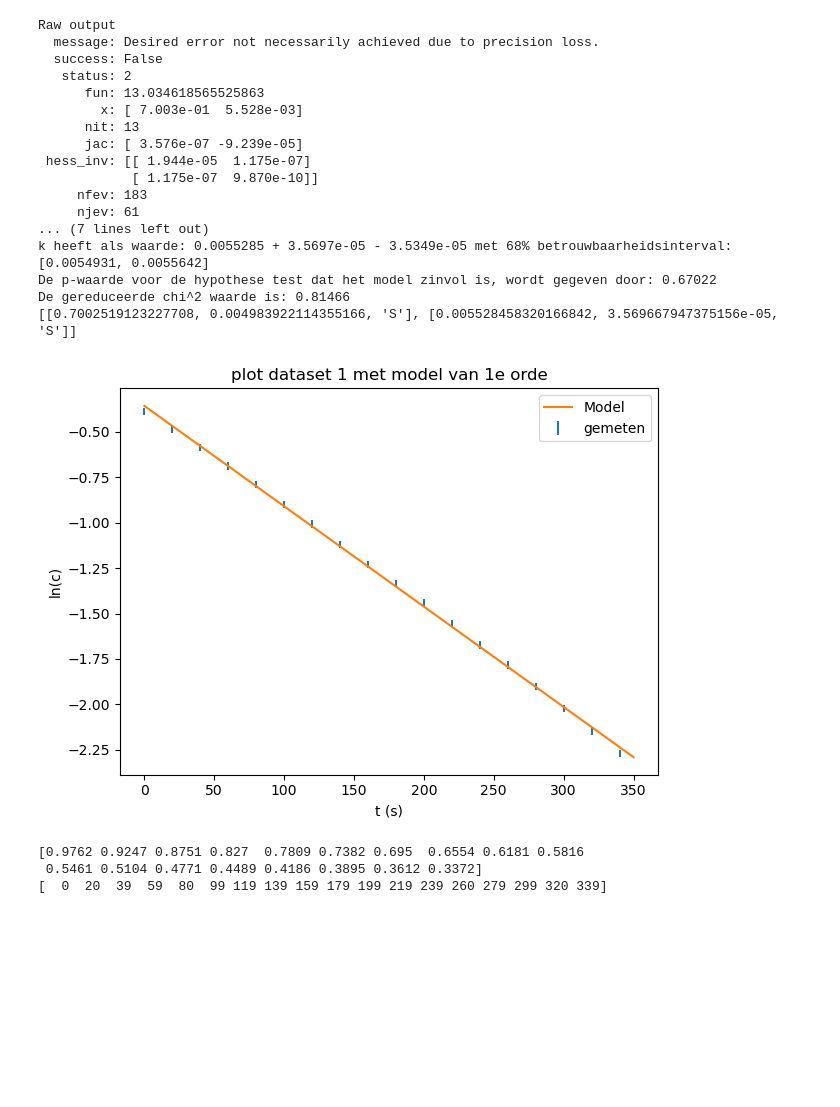
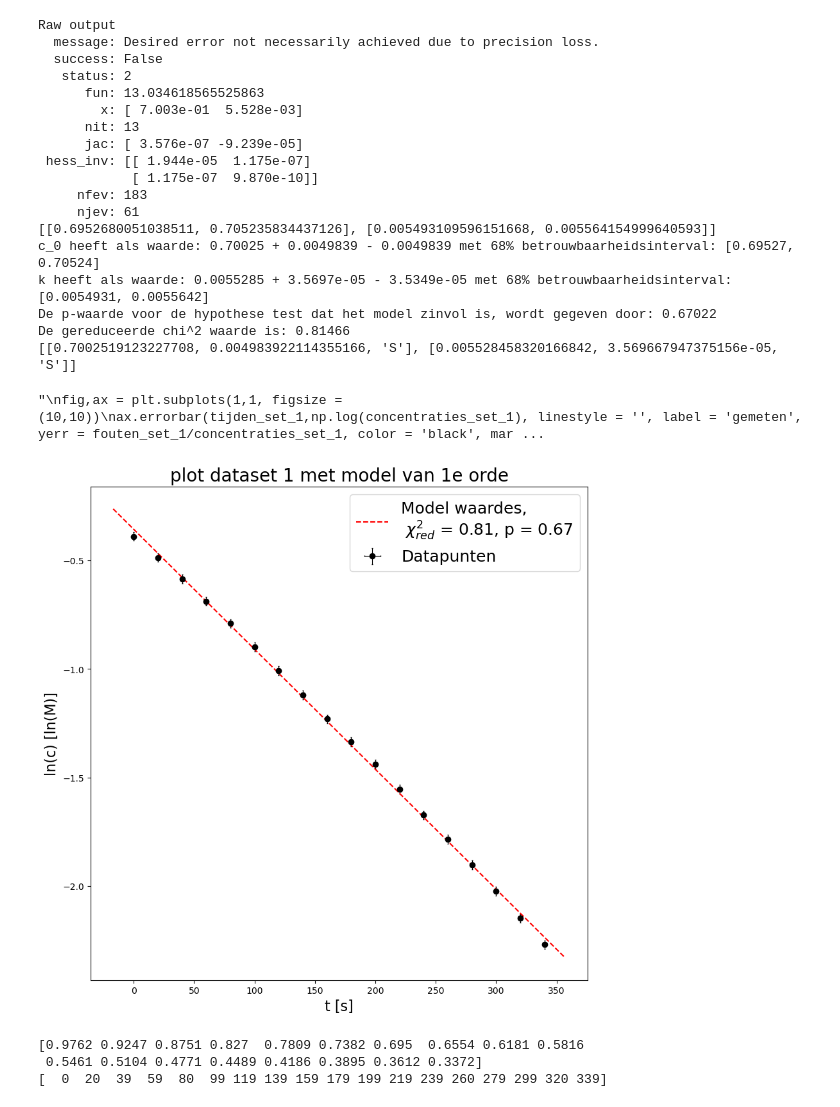
Before and after one commit to justlearning42/Experimentele_vscode, a Jupyter notebook: kinetica.ipynb, the cells around one changed output. Saved outputs shown, nothing was run; the diff lists cells and outputs as text; code cells hidden in the pictures; blank space fills up the shorter version.

```diff
--- a/kinetica.ipynb
+++ b/kinetica.ipynb
@@ -161,16 +228,16 @@ outp = fit(parameters, snelheidsmodel_1eorde, initial_vals, tijden_set_1, concen
 print(outp)
 parameterwaarden = [fitwaarde[0] for fitwaarde in outp]
 
-
-fig,ax = plt.subplots(1,1)
-ax.errorbar(tijden_set_1,np.log(concentraties_set_1), linestyle = '', label = 'gemeten', yerr = fouten_set_1/concentraties_set_1)
-ax.set_ylabel('ln(c)')
+"""
+fig,ax = plt.subplots(1,1, figsize = (10,10))
+ax.errorbar(tijden_set_1,np.log(concentraties_set_1), linestyle = '', label = 'gemeten', yerr = fouten_set_1/concentraties_set_1, color = 'black', marker = 'o')
+ax.set_ylabel('ln(c) [ln(M)]',fontsize=15)
 t = np.linspace(0,350)
-ax.plot(t, np.log(snelheidsmodel_1eorde(t, parameterwaarden)),label = 'Model')
-ax.set_title('plot dataset 1 met model van 1e orde')
-ax.set_xlabel('t (s)')
-ax.legend()
-plt.tight_layout();plt.show()
+ax.plot(t, np.log(snelheidsmodel_1eorde(t, parameterwaarden)),label = 'Model',linestyle = '--')
+ax.set_title('plot dataset 1 met model van 1e orde',fontsize = 20)
+ax.set_xlabel('t [s]',fontsize = 15)
+ax.legend(fontsize = 18)
+plt.tight_layout();plt.savefig('dataset_1_fit_1e_orde.png');plt.show()"""
 # %% [output]
 Raw output
   message: Desired error not necessarily achieved due to precision loss.
@@ -184,12 +251,18 @@ Raw output
             [ 1.175e-07  9.870e-10]]
      nfev: 183
      njev: 61
-... (7 lines left out)
+[[0.6952680051038511, 0.705235834437126], [0.005493109596151668, 0.005564154999640593]]
+c_0 heeft als waarde: 0.70025 + 0.0049839 - 0.0049839 met 68% betrouwbaarheidsinterval: [0.69527, 0.70524]
 k heeft als waarde: 0.0055285 + 3.5697e-05 - 3.5349e-05 met 68% betrouwbaarheidsinterval: [0.0054931, 0.0055642]
 De p-waarde voor de hypothese test dat het model zinvol is, wordt gegeven door: 0.67022
 De gereduceerde chi^2 waarde is: 0.81466
 [[0.7002519123227708, 0.004983922114355166, 'S'], [0.005528458320166842, 3.569667947375156e-05, 'S']]
-[figure, removed]
+"\nfig,ax = plt.subplots(1,1, figsize = (10,10))\nax.errorbar(tijden_set_1,np.log(concentraties_set_1), linestyle = '', label = 'gemeten', yerr = fouten_set_1/concentraties_set_1, color = 'black', mar ...
+# %%
+plot_fit(tijden_set_1, np.log(concentraties_set_1), np.full(np.shape(tijden_set_1),0), (fouten_set_1/(concentraties_set_1))**2, 't [s]', 'ln(c) [ln(M)]', 'plot dataset 1 met model van 1e orde', snelheidsmodel_1eorde_linearised,
+          parameterwaarden, 0.81, 0.67, save_name = 'dataset_1_fit_1e_orde.png',fontsize = 18, titlesize = 20, axsize = 16)
+# %% [output]
+[figure, added]
 # %%
 #prepareer de data van de tweede set metingen
 absorbanties_set_2 = []
```
Also changed, not shown: parts of 15 cells of this notebook, 8 other files.
